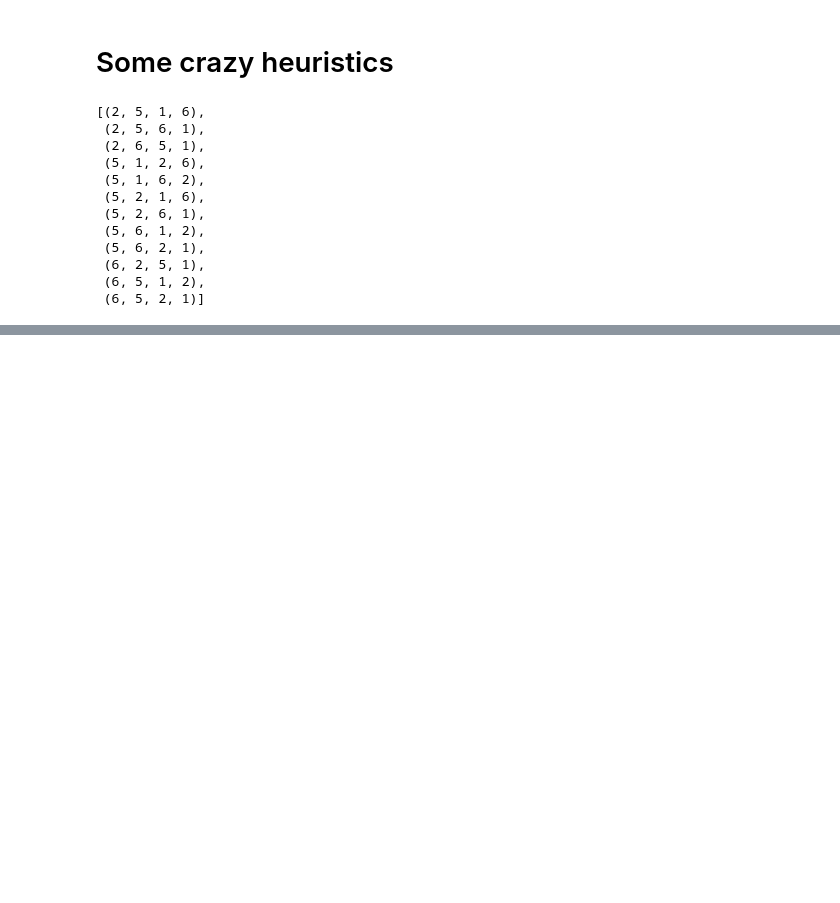
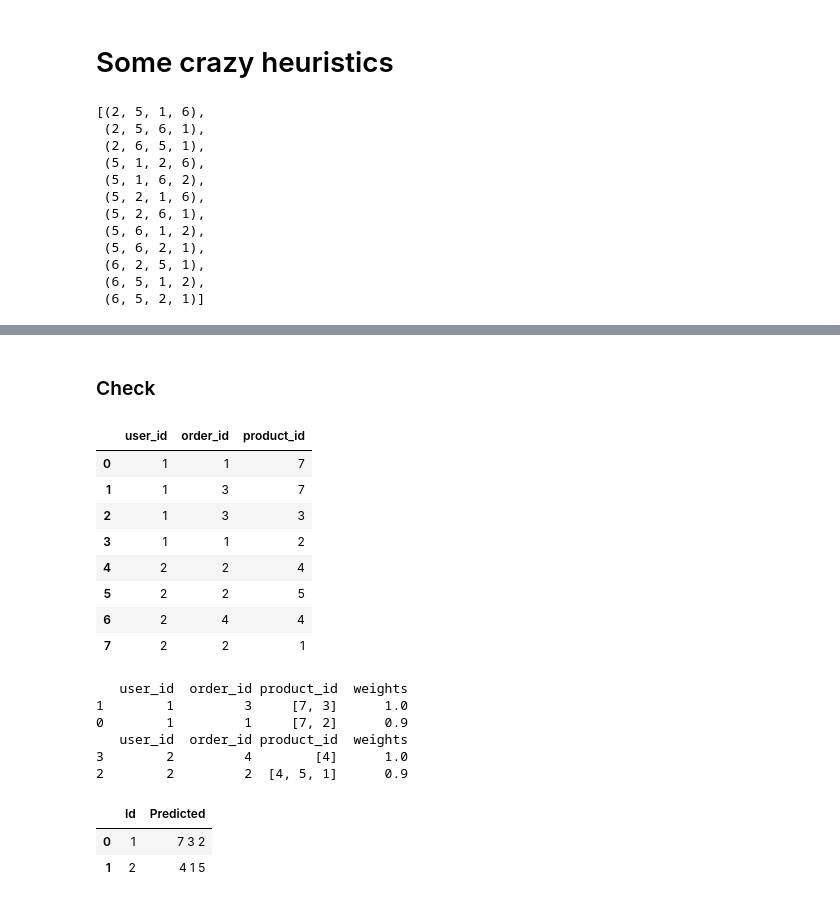
Before and after one commit to egorgladin/goods_prediction, a Jupyter notebook: goods_prediction.ipynb, the cells around one changed output, grey strips where cells are left out. Cells and saved outputs as stored; diff of their text form; code cells hidden in the pictures; blank space fills up the shorter version.

```diff
--- a/goods_prediction.ipynb
+++ b/goods_prediction.ipynb
@@ -310,0 +360,17 @@ for PERM_i in tqdm(range(len(valid_permuts))):
+# %% [markdown]
+### Check
+# %%
+df = pd.DataFrame({'user_id':    [1, 1, 1, 1, 2, 2, 2, 2],
+                   'order_id':   [1, 3, 3, 1, 2, 2, 4, 2],
+                   'product_id': [7, 7, 3, 2, 4, 5, 4, 1]})
+df
+# %% [output]
+|  | user_id | order_id | product_id |
+| 0 | 1 | 1 | 7 |
+| 1 | 1 | 3 | 7 |
+| 2 | 1 | 3 | 3 |
+| 3 | 1 | 1 | 2 |
+| 4 | 2 | 2 | 4 |
+| 5 | 2 | 2 | 5 |
+| 6 | 2 | 4 | 4 |
+| 7 | 2 | 2 | 1 |
@@ -310,0 +379,36 @@ for PERM_i in tqdm(range(len(valid_permuts))):
+# %%
+GAMMA = 0.1
+MIN_WEIGHT = 0.1
+
+Ids = []
+Predictions = []
+for _, group in tqdm(df2):
+    Ids.append(group.user_id.iloc[0])
+    n_orders = group.shape[0]
+    group.sort_values('order_id', ascending=False, inplace=True)
+    group['weights'] = [max(1. - i*GAMMA, MIN_WEIGHT) for i in range(n_orders)]
+    print(group)
+
+    products_scores = defaultdict(float)
+    for idx, row in group.iterrows():
+        assert isinstance(row['product_id'], list)
+        assert isinstance(row['weights'], float)
+        for prod_id in row['product_id']:
+            products_scores[prod_id] += row['weights']
+    rec_list = [itm[0] for itm in
+                sorted(products_scores.items(), key=lambda item: item[1])][::-1]
+    Predictions.append(' '.join([str(r) for r in rec_list]))
+# %% [output]
+   user_id  order_id product_id  weights
+1        1         3     [7, 3]      1.0
+0        1         1     [7, 2]      0.9
+   user_id  order_id product_id  weights
+3        2         4        [4]      1.0
+2        2         2  [4, 5, 1]      0.9
+# %%
+sub_new_df = pd.DataFrame({'Id': Ids, 'Predicted': Predictions})
+sub_new_df
+# %% [output]
+|  | Id | Predicted |
+| 0 | 1 | 7 3 2 |
+| 1 | 2 | 4 1 5 |
```
Also changed, not shown: parts of 5 cells of this notebook.
